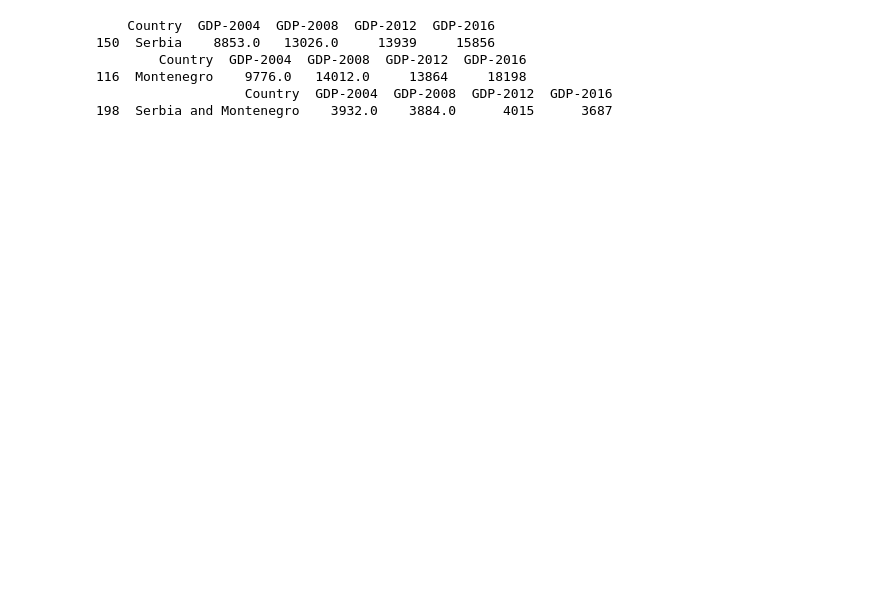
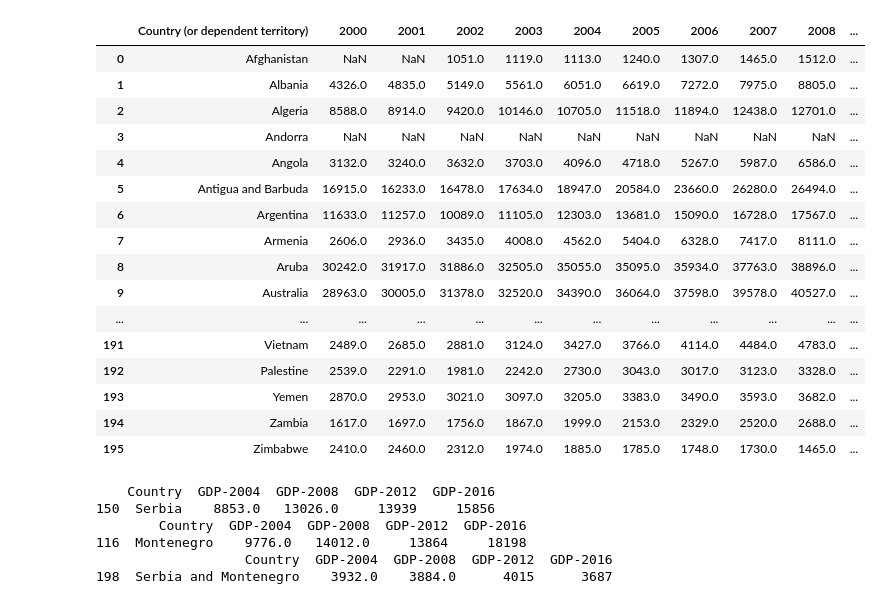
Before and after one commit to madans2984/olympic-games-analysis, a Jupyter notebook: data.ipynb, the cells around one changed output. Cells and saved outputs as stored; diff of their text form; code cells hidden in the pictures; blank space fills up the shorter version.

```diff
--- a/data.ipynb
+++ b/data.ipynb
@@ -39,11 +60,29 @@ population = clean_population_data("population_original.csv")
 # %%
 # print(population)
 # %%
-scrape_gdp_data("gdp_original.csv")
+scrape_gdp_data("data/gdp_original.csv")
 
 # # scraping GDP tables (IMF statistics)
 # gdp_2000 = table_scrape("https://en.wikipedia.org/wiki/List_of_countries_by_past_and_projected_GDP_(PPP)_per_capita", 2)
 # gdp_2010 = table_scrape("https://en.wikipedia.org/wiki/List_of_countries_by_past_and_projected_GDP_(PPP)_per_capita", 3)
 # gdp_original = gdp_2000.merge(gdp_2010,how="left",left_on="Country (or dependent territory)",right_on="Country (or dependent territory)")
 # gdp_original.to_csv("gdp_original.csv", index=False)
+# %% [output]
+|  | Country (or dependent territory) | 2000 | 2001 | 2002 | 2003 | 2004 | 2005 | 2006 | 2007 | 2008 | ... |
+| 0 | Afghanistan | NaN | NaN | 1051.0 | 1119.0 | 1113.0 | 1240.0 | 1307.0 | 1465.0 | 1512.0 | ... |
+| 1 | Albania | 4326.0 | 4835.0 | 5149.0 | 5561.0 | 6051.0 | 6619.0 | 7272.0 | 7975.0 | 8805.0 | ... |
+| 2 | Algeria | 8588.0 | 8914.0 | 9420.0 | 10146.0 | 10705.0 | 11518.0 | 11894.0 | 12438.0 | 12701.0 | ... |
+| 3 | Andorra | NaN | NaN | NaN | NaN | NaN | NaN | NaN | NaN | NaN | ... |
+| 4 | Angola | 3132.0 | 3240.0 | 3632.0 | 3703.0 | 4096.0 | 4718.0 | 5267.0 | 5987.0 | 6586.0 | ... |
+| 5 | Antigua and Barbuda | 16915.0 | 16233.0 | 16478.0 | 17634.0 | 18947.0 | 20584.0 | 23660.0 | 26280.0 | 26494.0 | ... |
+| 6 | Argentina | 11633.0 | 11257.0 | 10089.0 | 11105.0 | 12303.0 | 13681.0 | 15090.0 | 16728.0 | 17567.0 | ... |
+| 7 | Armenia | 2606.0 | 2936.0 | 3435.0 | 4008.0 | 4562.0 | 5404.0 | 6328.0 | 7417.0 | 8111.0 | ... |
+| 8 | Aruba | 30242.0 | 31917.0 | 31886.0 | 32505.0 | 35055.0 | 35095.0 | 35934.0 | 37763.0 | 38896.0 | ... |
+| 9 | Australia | 28963.0 | 30005.0 | 31378.0 | 32520.0 | 34390.0 | 36064.0 | 37598.0 | 39578.0 | 40527.0 | ... |
+| ... | ... | ... | ... | ... | ... | ... | ... | ... | ... | ... | ... |
+| 191 | Vietnam | 2489.0 | 2685.0 | 2881.0 | 3124.0 | 3427.0 | 3766.0 | 4114.0 | 4484.0 | 4783.0 | ... |
+| 192 | Palestine | 2539.0 | 2291.0 | 1981.0 | 2242.0 | 2730.0 | 3043.0 | 3017.0 | 3123.0 | 3328.0 | ... |
+| 193 | Yemen | 2870.0 | 2953.0 | 3021.0 | 3097.0 | 3205.0 | 3383.0 | 3490.0 | 3593.0 | 3682.0 | ... |
+| 194 | Zambia | 1617.0 | 1697.0 | 1756.0 | 1867.0 | 1999.0 | 2153.0 | 2329.0 | 2520.0 | 2688.0 | ... |
+| 195 | Zimbabwe | 2410.0 | 2460.0 | 2312.0 | 1974.0 | 1885.0 | 1785.0 | 1748.0 | 1730.0 | 1465.0 | ... |
 # %%
```
Also changed, not shown: parts of 5 cells of this notebook, 5 other files.
